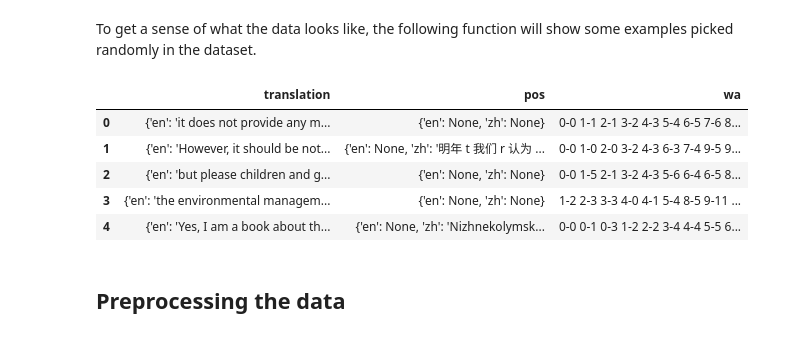
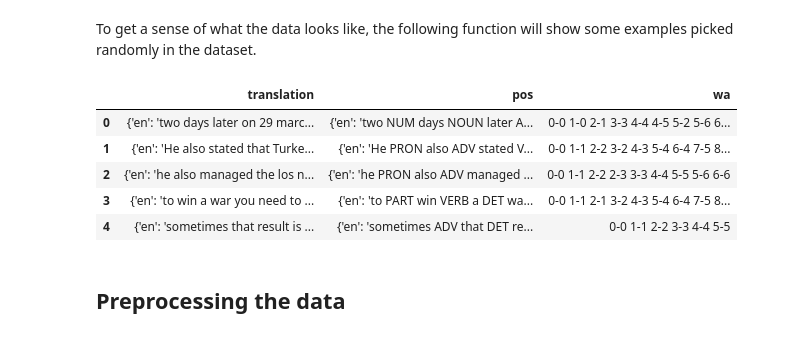
Before and after one commit to edgolyakova/wiki, a Jupyter notebook: code/tf_model/tf_pretrained_model_zh.ipynb, the cells around one changed output. Saved outputs shown, nothing was run; the diff lists cells and outputs as text; code cells hidden in the pictures.

Commit message:
Chinese models fix + translation results

```diff
--- a/code/tf_model/tf_pretrained_model_zh.ipynb
+++ b/code/tf_model/tf_pretrained_model_zh.ipynb
@@ -181,16 +113,16 @@ def show_random_elements(dataset, num_examples=5):
     for column, typ in dataset.features.items():
         if isinstance(typ, datasets.ClassLabel):
             df[column] = df[column].transform(lambda i: typ.names[i])
-    display(HTML(df.to_html()))
+    return df
 # %%
-show_random_elements(raw_datasets["train"])
+show_random_elements(loaded_dataset["train"])
 # %% [output]
 |  | translation | pos | wa |
-| 0 | {'en': 'it does not provide any m... | {'en': None, 'zh': None} | 0-0 1-1 2-1 3-2 4-3 5-4 6-5 7-6 8... |
-| 1 | {'en': 'However, it should be not... | {'en': None, 'zh': '明年 t 我们 r 认为 ... | 0-0 1-0 2-0 3-2 4-3 6-3 7-4 9-5 9... |
-| 2 | {'en': 'but please children and g... | {'en': None, 'zh': None} | 0-0 1-5 2-1 3-2 4-3 5-6 6-4 6-5 8... |
-| 3 | {'en': 'the environmental managem... | {'en': None, 'zh': None} | 1-2 2-3 3-3 4-0 4-1 5-4 8-5 9-11 ... |
-| 4 | {'en': 'Yes, I am a book about th... | {'en': None, 'zh': 'Nizhnekolymsk... | 0-0 0-1 0-3 1-2 2-2 3-4 4-4 5-5 6... |
+| 0 | {'en': 'two days later on 29 marc... | {'en': 'two NUM days NOUN later A... | 0-0 1-0 2-1 3-3 4-4 4-5 5-2 5-6 6... |
+| 1 | {'en': 'He also stated that Turke... | {'en': 'He PRON also ADV stated V... | 0-0 1-1 2-2 3-2 4-3 5-4 6-4 7-5 8... |
+| 2 | {'en': 'he also managed the los n... | {'en': 'he PRON also ADV managed ... | 0-0 1-1 2-2 2-3 3-3 4-4 5-5 5-6 6-6 |
+| 3 | {'en': 'to win a war you need to ... | {'en': 'to PART win VERB a DET wa... | 0-0 1-1 2-1 3-2 4-3 5-4 6-4 7-5 8... |
+| 4 | {'en': 'sometimes that result is ... | {'en': 'sometimes ADV that DET re... | 0-0 1-1 2-2 3-3 4-4 5-5 |
 # %% [markdown]
 ## Preprocessing the data
 # %%
```
Also changed, not shown: parts of 76 cells of this notebook, 1 other file.
